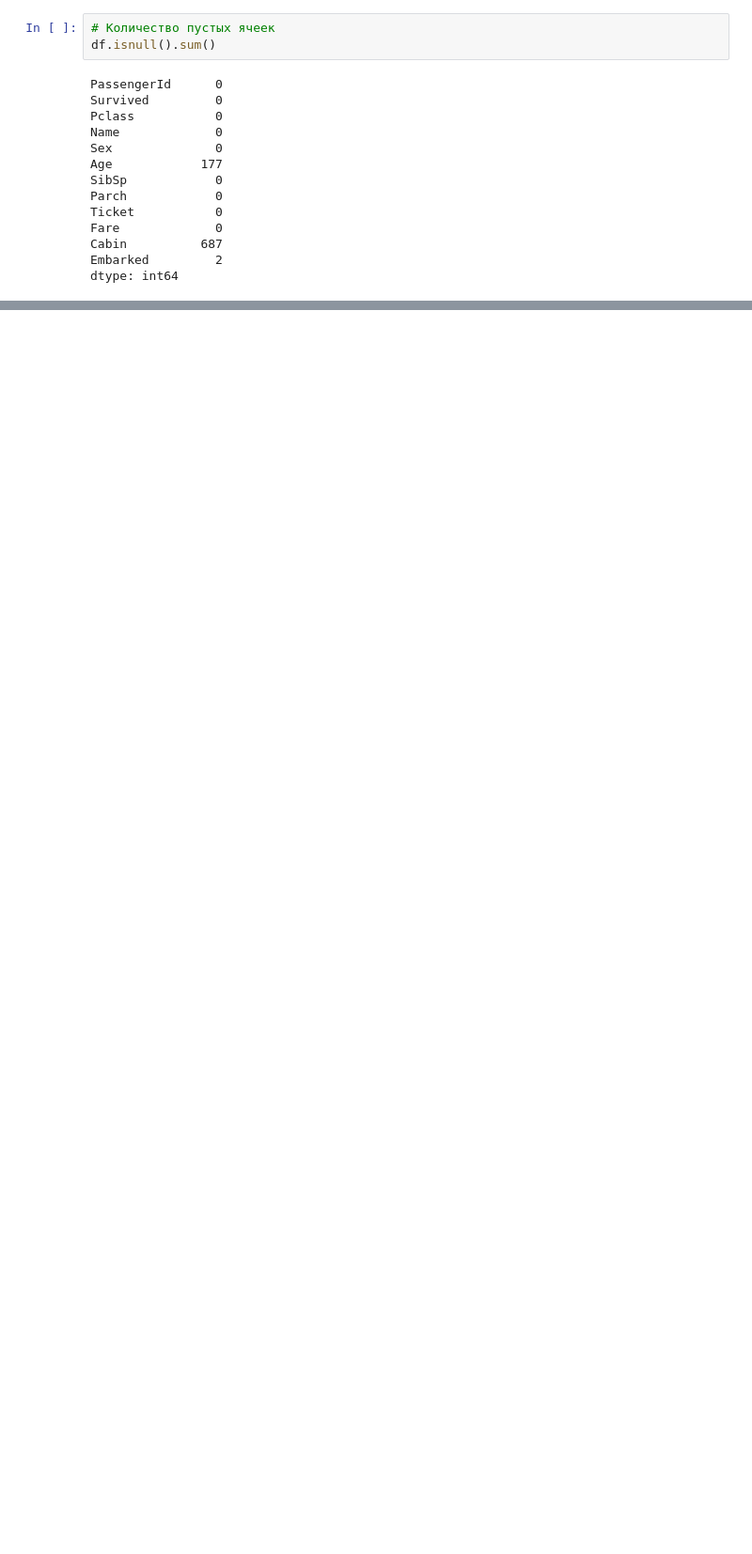
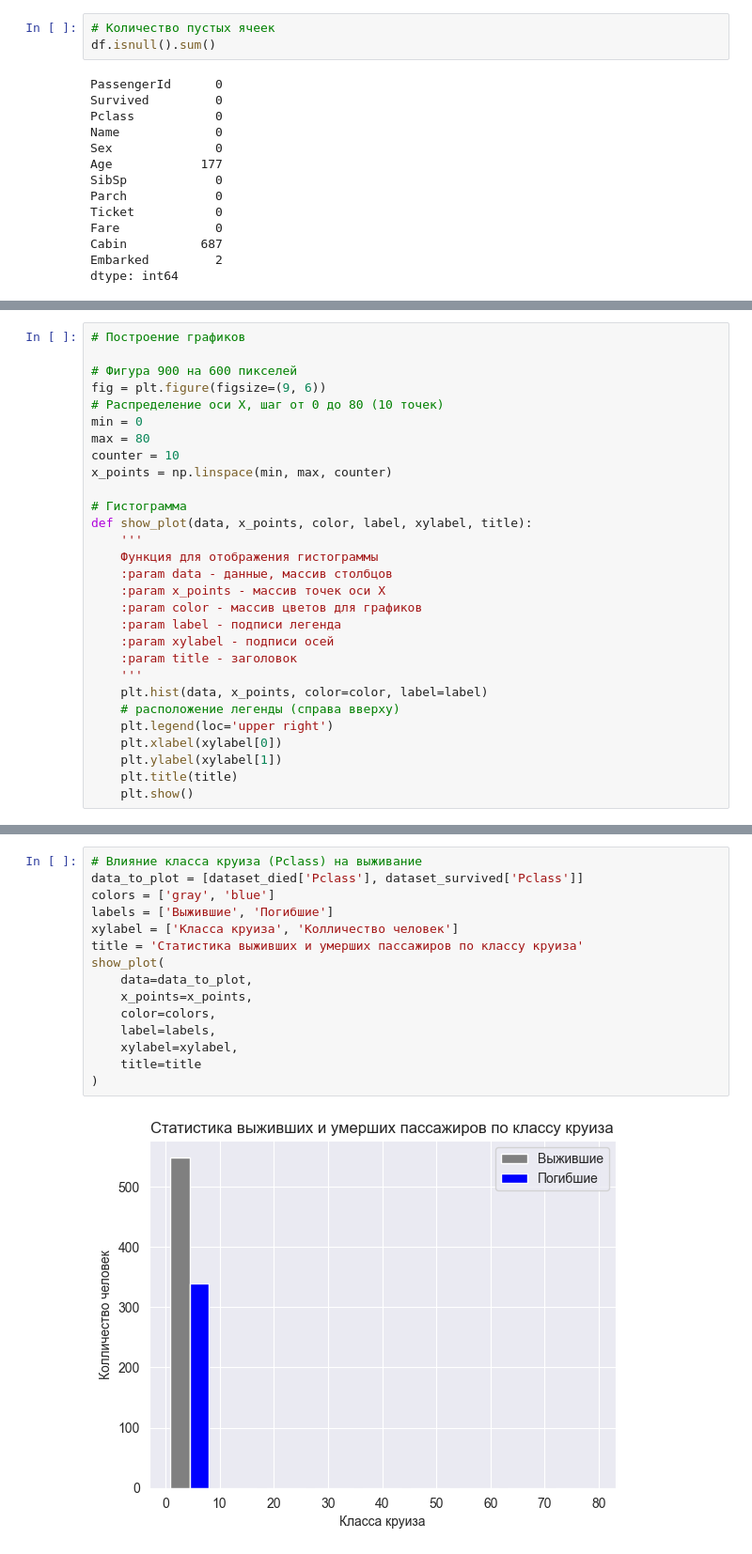
Before and after one commit to SotGE/innopolis2023, a Jupyter notebook: lesson5/lesson5.ipynb, the cells around one changed output, grey strips where cells are left out. Shown at 94% size. Drawn from its saved outputs; the diff is of its cells as text; blank space fills up the shorter version.

```diff
--- a/lesson5/lesson5.ipynb
+++ b/lesson5/lesson5.ipynb
@@ -126,0 +322,29 @@ TypeError: '>=' not supported between instances of 'float' and 'str'
+# %%
+# Построение графиков
+
+# Фигура 900 на 600 пикселей
+fig = plt.figure(figsize=(9, 6))
+# Распределение оси Х, шаг от 0 до 80 (10 точек)
+min = 0
+max = 80
+counter = 10
+x_points = np.linspace(min, max, counter)
+
+# Гистограмма
+def show_plot(data, x_points, color, label, xylabel, title):
+    '''
+    Функция для отображения гистограммы
+    :param data - данные, массив столбцов
+    :param x_points - массив точек оси Х
+    :param color - массив цветов для графиков
+    :param label - подписи легенда
+    :param xylabel - подписи осей
+    :param title - заголовок
+    '''
+    plt.hist(data, x_points, color=color, label=label)
+    # расположение легенды (справа вверху)
+    plt.legend(loc='upper right')
+    plt.xlabel(xylabel[0])
+    plt.ylabel(xylabel[1])
+    plt.title(title)
+    plt.show()
@@ -126,0 +353,17 @@ TypeError: '>=' not supported between instances of 'float' and 'str'
+# %%
+# Влияние класса круиза (Pclass) на выживание
+data_to_plot = [dataset_died['Pclass'], dataset_survived['Pclass']]
+colors = ['gray', 'blue']
+labels = ['Выжившие', 'Погибшие']
+xylabel = ['Класса круиза', 'Колличество человек']
+title = 'Статистика выживших и умерших пассажиров по классу круиза'
+show_plot(
+    data=data_to_plot,
+    x_points=x_points,
+    color=colors,
+    label=labels,
+    xylabel=xylabel,
+    title=title
+)
+# %% [output]
+[figure, added]
```
Also changed, not shown: parts of 37 cells of this notebook, 2 other files.
